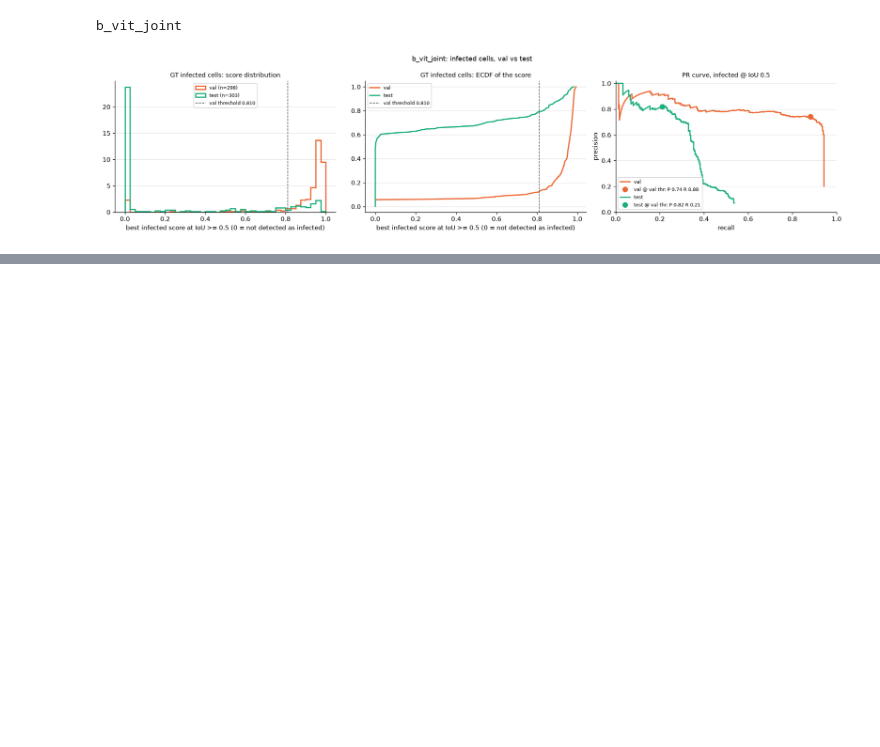
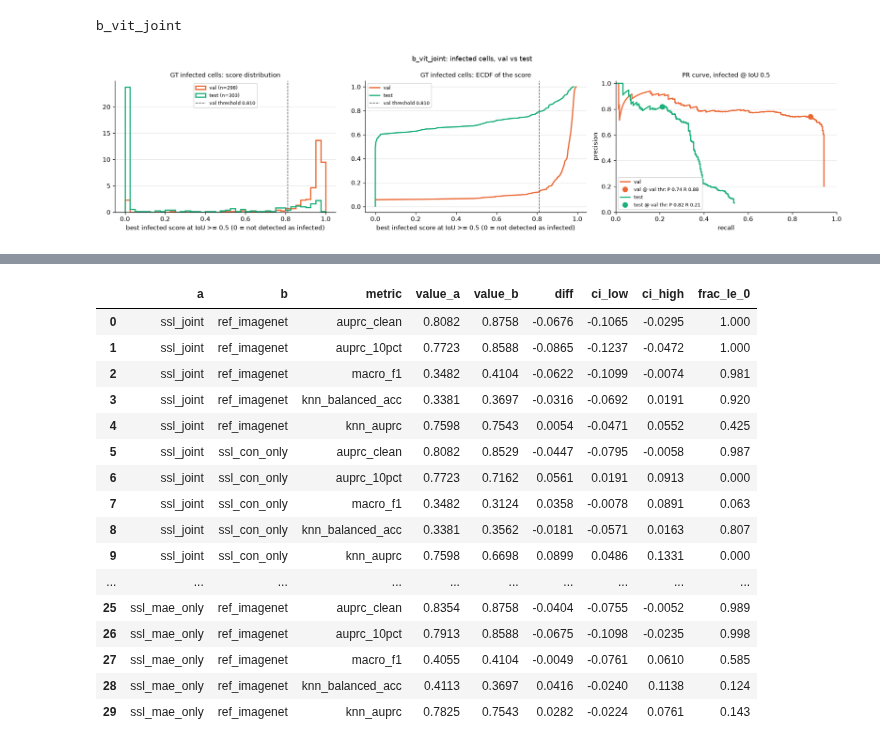
Before and after one commit to Daito6/malaria-ssl-detr, a Jupyter notebook: notebooks/04_detr_ssl.ipynb, the cells around one changed output, grey strips where cells are left out. Saved outputs shown, nothing was run; the diff lists cells and outputs as text; code cells hidden in the pictures; blank space fills up the shorter version.

```diff
--- a/notebooks/04_detr_ssl.ipynb
+++ b/notebooks/04_detr_ssl.ipynb
@@ -130,0 +198,21 @@ b_vit_joint
+# %%
+pd.read_csv(T / 'phase4_probe_test_paired_diff.csv')[['a', 'b', 'metric', 'value_a', 'value_b', 'diff',
+                                                     'ci_low', 'ci_high', 'frac_le_0']].round(4)
+# %% [output]
+|  | a | b | metric | value_a | value_b | diff | ci_low | ci_high | frac_le_0 |
+| 0 | ssl_joint | ref_imagenet | auprc_clean | 0.8082 | 0.8758 | -0.0676 | -0.1065 | -0.0295 | 1.000 |
+| 1 | ssl_joint | ref_imagenet | auprc_10pct | 0.7723 | 0.8588 | -0.0865 | -0.1237 | -0.0472 | 1.000 |
+| 2 | ssl_joint | ref_imagenet | macro_f1 | 0.3482 | 0.4104 | -0.0622 | -0.1099 | -0.0074 | 0.981 |
+| 3 | ssl_joint | ref_imagenet | knn_balanced_acc | 0.3381 | 0.3697 | -0.0316 | -0.0692 | 0.0191 | 0.920 |
+| 4 | ssl_joint | ref_imagenet | knn_auprc | 0.7598 | 0.7543 | 0.0054 | -0.0471 | 0.0552 | 0.425 |
+| 5 | ssl_joint | ssl_con_only | auprc_clean | 0.8082 | 0.8529 | -0.0447 | -0.0795 | -0.0058 | 0.987 |
+| 6 | ssl_joint | ssl_con_only | auprc_10pct | 0.7723 | 0.7162 | 0.0561 | 0.0191 | 0.0913 | 0.000 |
+| 7 | ssl_joint | ssl_con_only | macro_f1 | 0.3482 | 0.3124 | 0.0358 | -0.0078 | 0.0891 | 0.063 |
+| 8 | ssl_joint | ssl_con_only | knn_balanced_acc | 0.3381 | 0.3562 | -0.0181 | -0.0571 | 0.0163 | 0.807 |
+| 9 | ssl_joint | ssl_con_only | knn_auprc | 0.7598 | 0.6698 | 0.0899 | 0.0486 | 0.1331 | 0.000 |
+| ... | ... | ... | ... | ... | ... | ... | ... | ... | ... |
+| 25 | ssl_mae_only | ref_imagenet | auprc_clean | 0.8354 | 0.8758 | -0.0404 | -0.0755 | -0.0052 | 0.989 |
+| 26 | ssl_mae_only | ref_imagenet | auprc_10pct | 0.7913 | 0.8588 | -0.0675 | -0.1098 | -0.0235 | 0.998 |
+| 27 | ssl_mae_only | ref_imagenet | macro_f1 | 0.4055 | 0.4104 | -0.0049 | -0.0761 | 0.0610 | 0.585 |
+| 28 | ssl_mae_only | ref_imagenet | knn_balanced_acc | 0.4113 | 0.3697 | 0.0416 | -0.0240 | 0.1138 | 0.124 |
+| 29 | ssl_mae_only | ref_imagenet | knn_auprc | 0.7825 | 0.7543 | 0.0282 | -0.0224 | 0.0761 | 0.143 |
```
Also changed, not shown: parts of 9 cells of this notebook, 39 other files.
